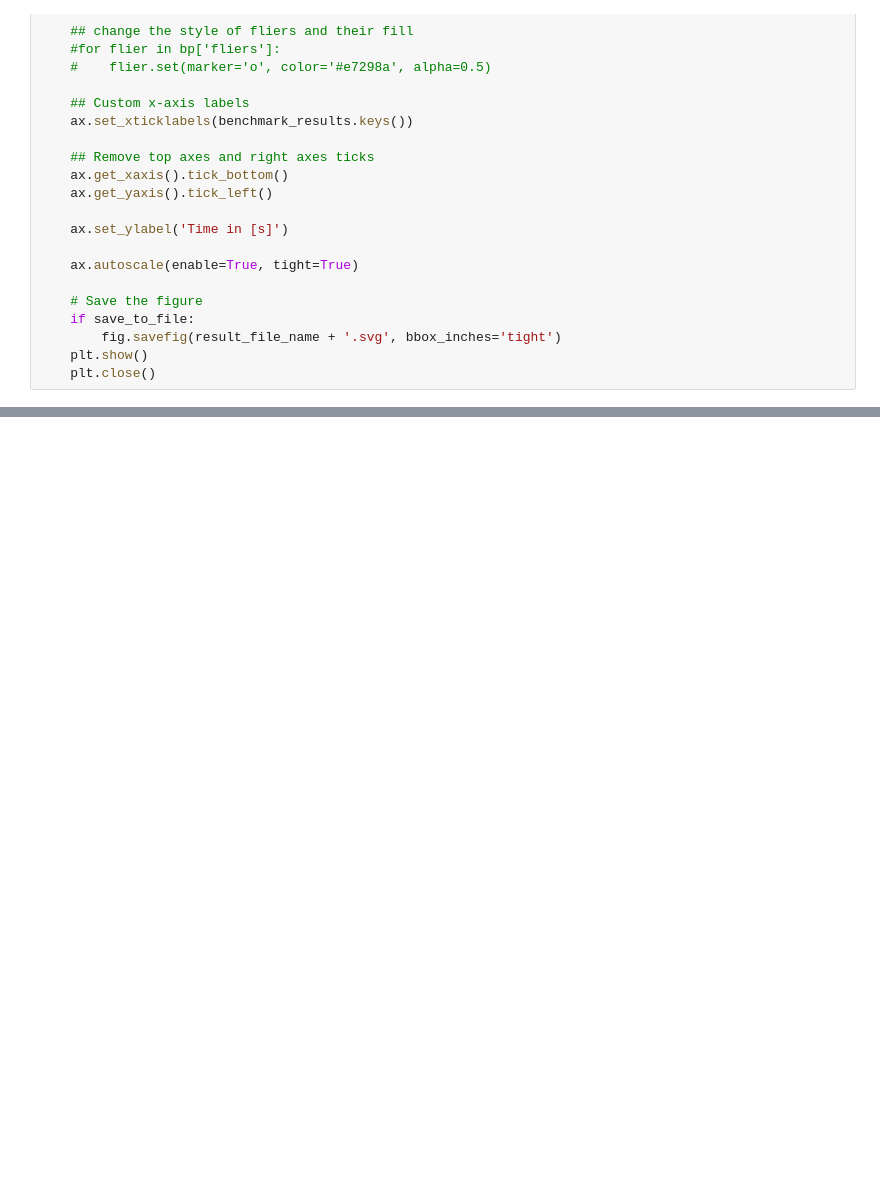
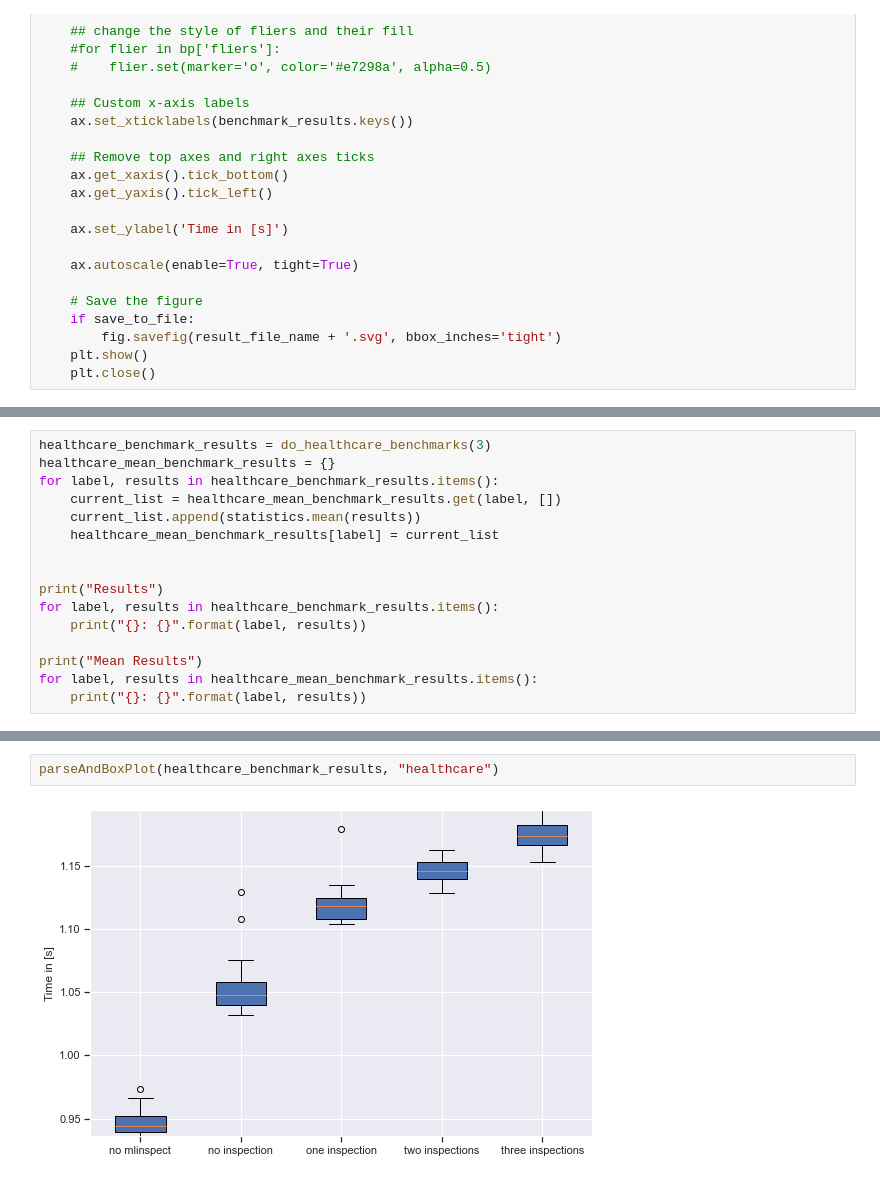
Before and after one commit to stefan-grafberger/mlinspect, a Jupyter notebook: experiments/operator_benchmarks.ipynb, the cells around one changed output, grey strips where cells are left out. Drawn from its saved outputs; the diff is of its cells as text; blank space fills up the shorter version.

```diff
--- a/experiments/operator_benchmarks.ipynb
+++ b/experiments/operator_benchmarks.ipynb
@@ -269,0 +383,16 @@ parseAndBoxPlot(benchmark_results, "adult_easy")
+# %%
+healthcare_benchmark_results = do_healthcare_benchmarks(3)
+healthcare_mean_benchmark_results = {}
+for label, results in healthcare_benchmark_results.items():
+    current_list = healthcare_mean_benchmark_results.get(label, [])
+    current_list.append(statistics.mean(results))
+    healthcare_mean_benchmark_results[label] = current_list
+
+
+print("Results")
+for label, results in healthcare_benchmark_results.items():
+    print("{}: {}".format(label, results))
+
+print("Mean Results")
+for label, results in healthcare_mean_benchmark_results.items():
+    print("{}: {}".format(label, results))
@@ -269,0 +427,4 @@ parseAndBoxPlot(benchmark_results, "adult_easy")
+# %%
+parseAndBoxPlot(healthcare_benchmark_results, "healthcare")
+# %% [output]
+[figure, added]
```
Also changed, not shown: parts of 16 cells of this notebook, 3 other files.
